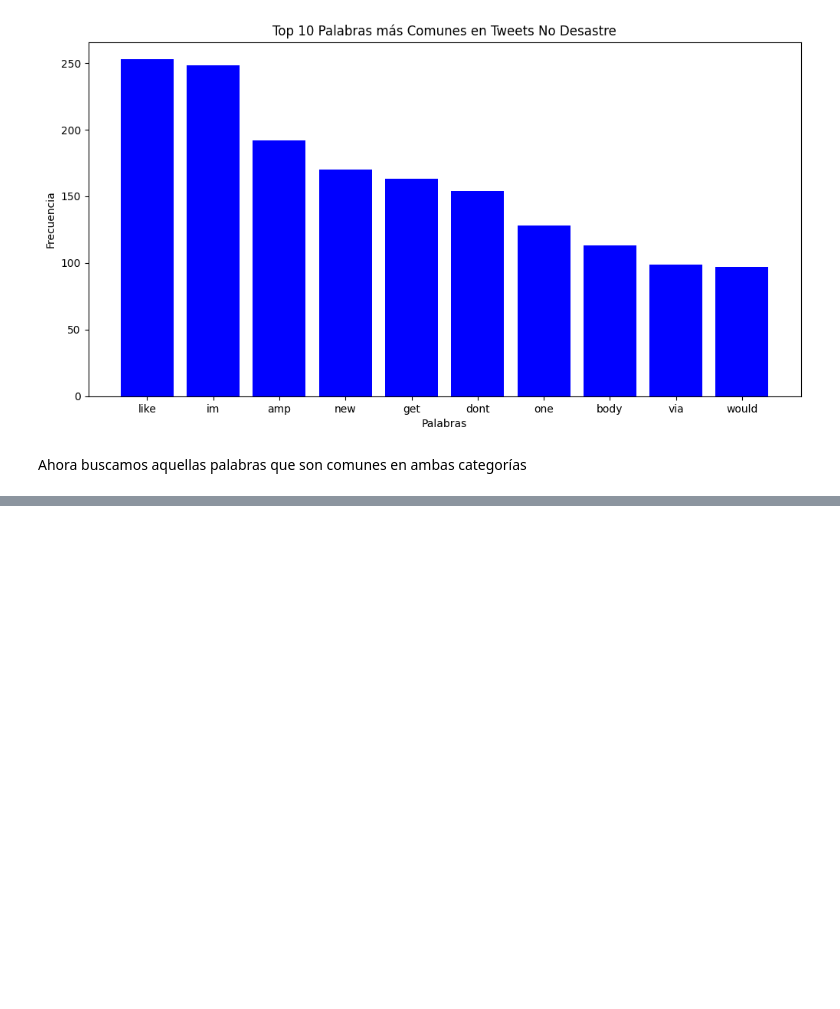
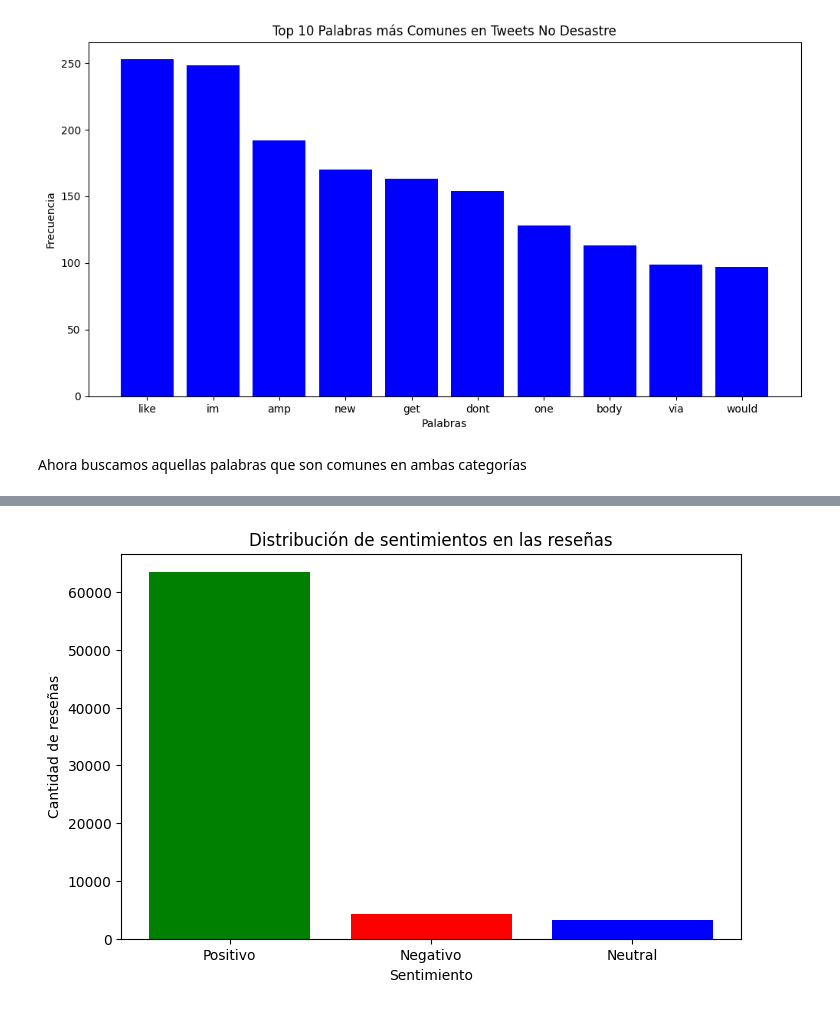
Before and after one commit to FerEsq/DS-Lab-06, a Jupyter notebook: Lab6(DataScience).ipynb, the cells around one changed output, grey strips where cells are left out. Saved outputs shown, nothing was run; the diff lists cells and outputs as text; code cells hidden in the pictures; blank space fills up the shorter version.

```diff
--- a/Lab6(DataScience).ipynb
+++ b/Lab6(DataScience).ipynb
@@ -311,0 +474,17 @@ Neutral words: ['china', 'alaska', 'steps', 'eat', 'part', 'emmerdale', 'thought
+# %%
+#Inicializar el analizador de sentimientos VADER
+sia = SentimentIntensityAnalyzer()
+# %%
+#Añadir la puntuación de sentimiento total para cada reseña
+df_cleaned['sentiment_score'] = df_cleaned['cleaned_reviews'].apply(lambda review: sia.polarity_scores(review)['compound'])
+# %%
+#Clasificar las reseñas en positivas, negativas o neutrales
+def classifySentiment(score):
+    if score >= 0.05:
+        return 'Positivo'
+    elif score <= -0.05:
+        return 'Negativo'
+    else:
+        return 'Neutral'
+
+df_cleaned['sentiment_label'] = df_cleaned['sentiment_score'].apply(classifySentiment)
@@ -311,0 +511,15 @@ Neutral words: ['china', 'alaska', 'steps', 'eat', 'part', 'emmerdale', 'thought
+# %%
+#Contar la cantidad de reseñas positivas, negativas y neutrales
+sentimentCounts = df_cleaned['sentiment_label'].value_counts()
+# %%
+#Mostrar un gráfico de la distribución de sentimientos
+import matplotlib.pyplot as plt
+
+plt.figure(figsize=(8, 5))
+plt.bar(sentimentCounts.index, sentimentCounts.values, color=['green', 'red', 'blue'])
+plt.title('Distribución de sentimientos en las reseñas')
+plt.xlabel('Sentimiento')
+plt.ylabel('Cantidad de reseñas')
+plt.show()
+# %% [output]
+[figure, added]
```
Also changed, not shown: parts of 57 cells of this notebook, 1 other file.
